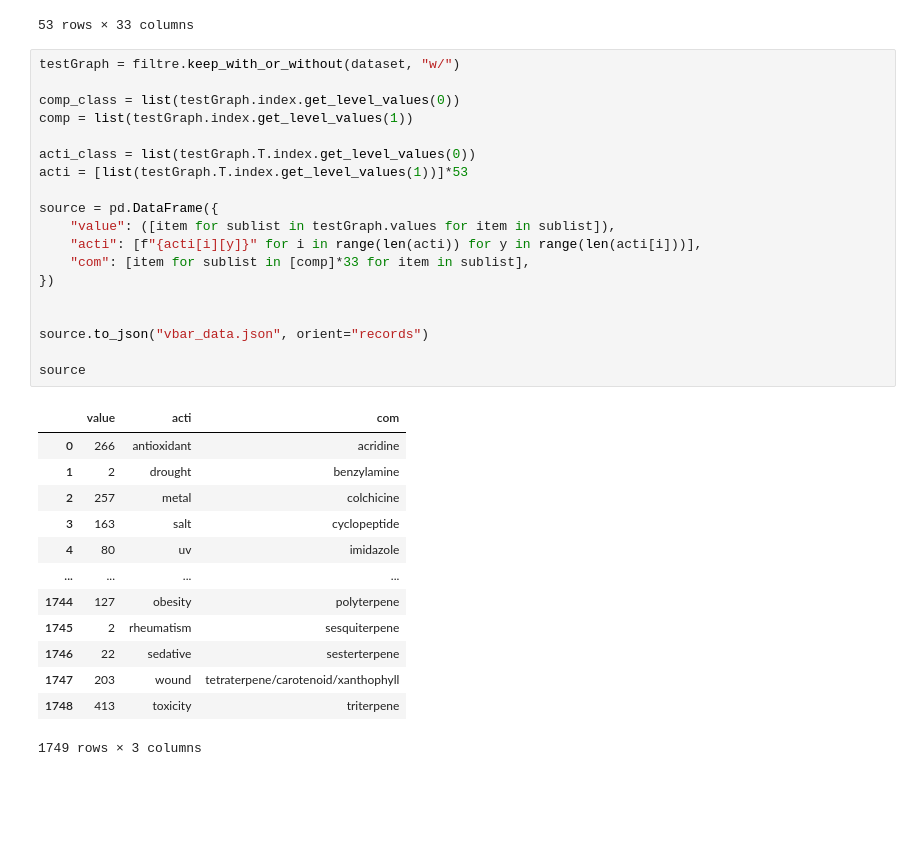
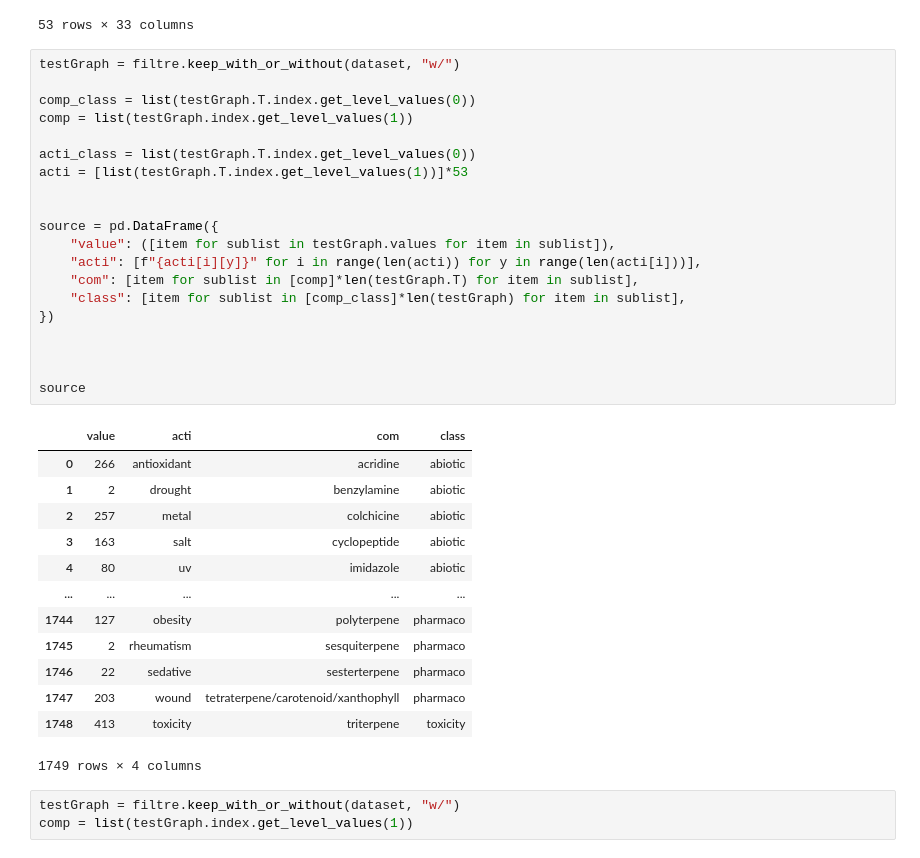
Before and after one commit to unc-informatique/pharmaco-chemistry-biblio, a Jupyter notebook: z_bar_chart_all.ipynb, the cells around one changed output. Drawn from its saved outputs; the diff is of its cells as text; blank space fills up the shorter version.

```diff
--- a/z_bar_chart_all.ipynb
+++ b/z_bar_chart_all.ipynb
@@ -54,36 +54,40 @@ filtre.keep_with_or_without(dataset, "w/")
 # %%
 testGraph = filtre.keep_with_or_without(dataset, "w/")
 
-comp_class = list(testGraph.index.get_level_values(0))
+comp_class = list(testGraph.T.index.get_level_values(0))
 comp = list(testGraph.index.get_level_values(1))
 
 acti_class = list(testGraph.T.index.get_level_values(0))
 acti = [list(testGraph.T.index.get_level_values(1))]*53
 
+
 source = pd.DataFrame({
     "value": ([item for sublist in testGraph.values for item in sublist]),
     "acti": [f"{acti[i][y]}" for i in range(len(acti)) for y in range(len(acti[i]))],
-    "com": [item for sublist in [comp]*33 for item in sublist],
+    "com": [item for sublist in [comp]*len(testGraph.T) for item in sublist],
+    "class": [item for sublist in [comp_class]*len(testGraph) for item in sublist],
 })
 
 
-source.to_json("vbar_data.json", orient="records")
 
 source
 # %% [output]
-|  | value | acti | com |
-| 0 | 266 | antioxidant | acridine |
-| 1 | 2 | drought | benzylamine |
-| 2 | 257 | metal | colchicine |
-| 3 | 163 | salt | cyclopeptide |
-| 4 | 80 | uv | imidazole |
-| ... | ... | ... | ... |
-| 1744 | 127 | obesity | polyterpene |
-| 1745 | 2 | rheumatism | sesquiterpene |
-| 1746 | 22 | sedative | sesterterpene |
-| 1747 | 203 | wound | tetraterpene/carotenoid/xanthophyll |
-| 1748 | 413 | toxicity | triterpene |
+|  | value | acti | com | class |
+| 0 | 266 | antioxidant | acridine | abiotic |
+| 1 | 2 | drought | benzylamine | abiotic |
+| 2 | 257 | metal | colchicine | abiotic |
+| 3 | 163 | salt | cyclopeptide | abiotic |
+| 4 | 80 | uv | imidazole | abiotic |
+| ... | ... | ... | ... | ... |
+| 1744 | 127 | obesity | polyterpene | pharmaco |
+| 1745 | 2 | rheumatism | sesquiterpene | pharmaco |
+| 1746 | 22 | sedative | sesterterpene | pharmaco |
+| 1747 | 203 | wound | tetraterpene/carotenoid/xanthophyll | pharmaco |
+| 1748 | 413 | toxicity | triterpene | toxicity |
-1749 rows × 3 columns
+1749 rows × 4 columns
+# %%
+testGraph = filtre.keep_with_or_without(dataset, "w/")
+comp = list(testGraph.index.get_level_values(1))
 # %%
 min_value = 0
 max_value = 1000
```
Also changed, not shown: parts of 1 cell of this notebook, 15 other files.
